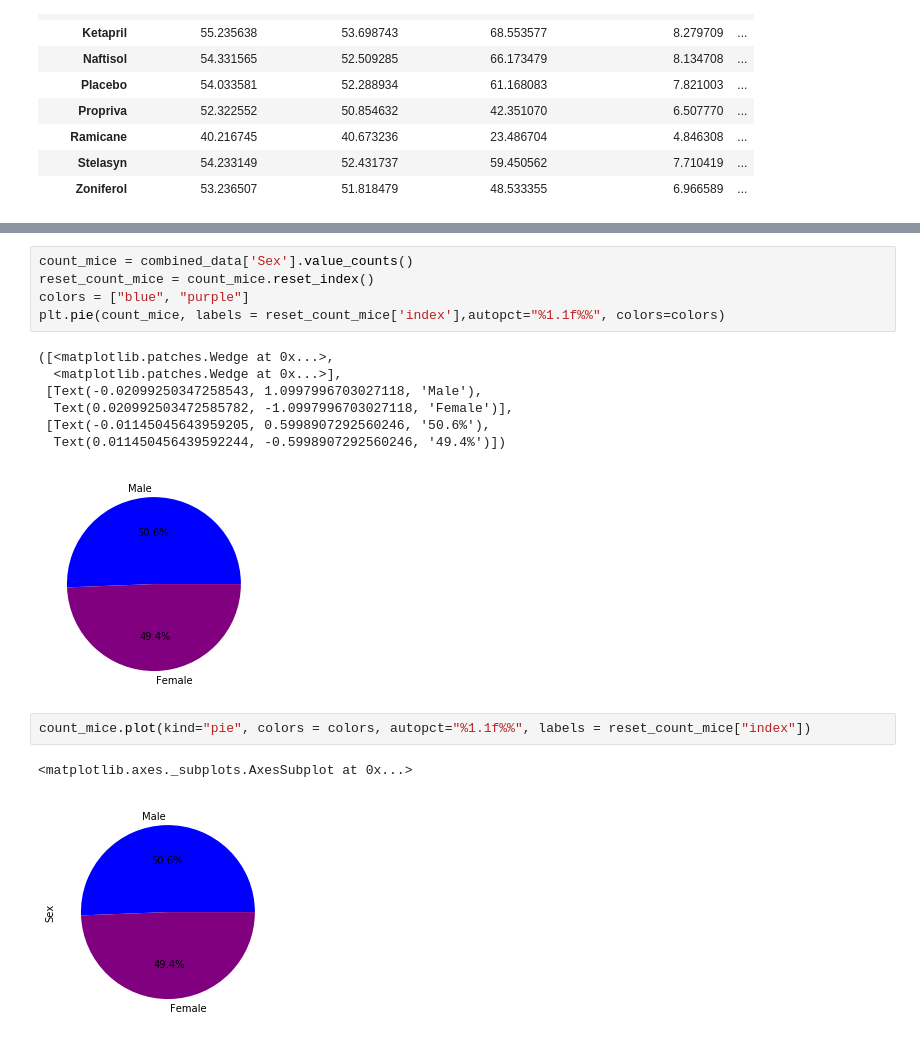
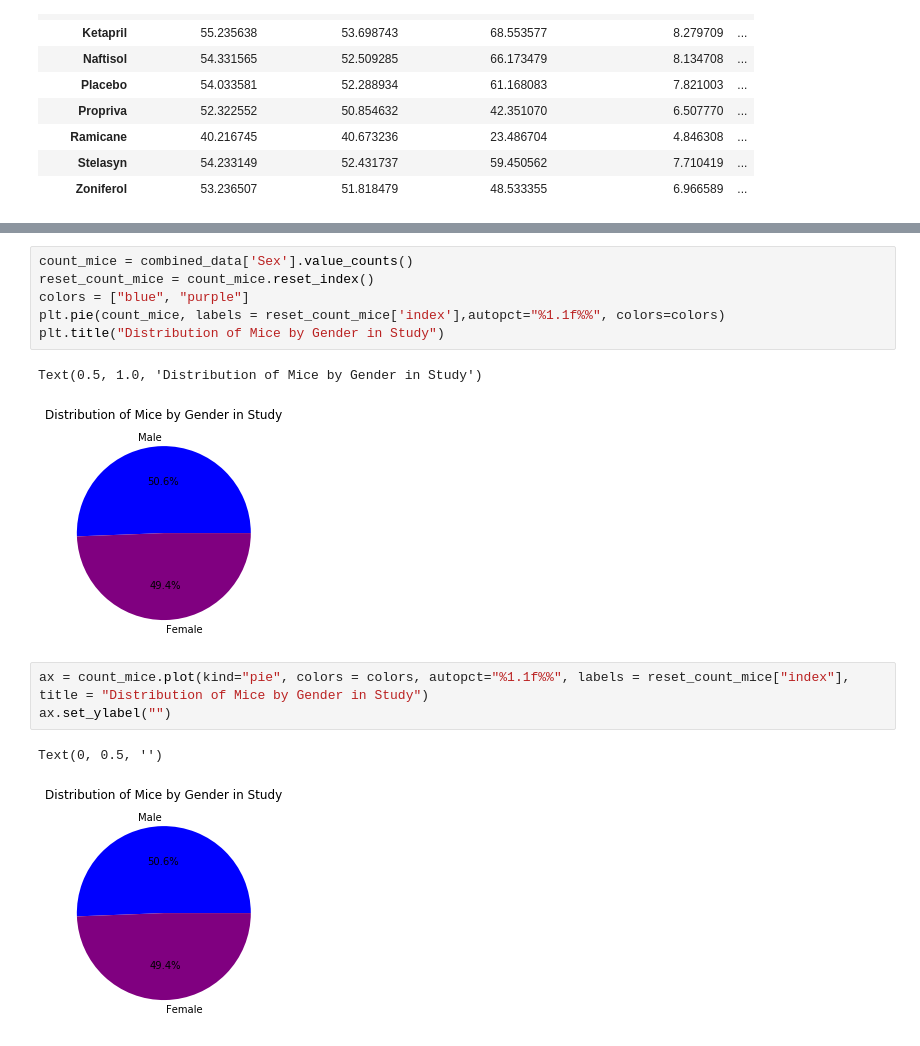
Before and after one commit to derrikdennis/matplotlib-challenge, a Jupyter notebook: Pymaceuticals.ipynb, the cells around one changed output, grey strips where cells are left out. Drawn from its saved outputs; the diff is of its cells as text.

```diff
--- a/Pymaceuticals.ipynb
+++ b/Pymaceuticals.ipynb
@@ -97,17 +100,14 @@ count_mice = combined_data['Sex'].value_counts()
 reset_count_mice = count_mice.reset_index()
 colors = ["blue", "purple"]
 plt.pie(count_mice, labels = reset_count_mice['index'],autopct="%1.1f%%", colors=colors)
+plt.title("Distribution of Mice by Gender in Study")
 # %% [output]
-([<matplotlib.patches.Wedge at 0x...>,
-  <matplotlib.patches.Wedge at 0x...>],
- [Text(-0.02099250347258543, 1.0997996703027118, 'Male'),
-  Text(0.020992503472585782, -1.0997996703027118, 'Female')],
- [Text(-0.01145045643959205, 0.5998907292560246, '50.6%'),
-  Text(0.011450456439592244, -0.5998907292560246, '49.4%')])
+Text(0.5, 1.0, 'Distribution of Mice by Gender in Study')
-[figure, old version]
+[figure, new version]
 # %%
-count_mice.plot(kind="pie", colors = colors, autopct="%1.1f%%", labels = reset_count_mice["index"])
+ax = count_mice.plot(kind="pie", colors = colors, autopct="%1.1f%%", labels = reset_count_mice["index"], title = "Distribution of Mice by Gender in Study")
+ax.set_ylabel("")
 # %% [output]
-<matplotlib.axes._subplots.AxesSubplot at 0x...>
+Text(0, 0.5, '')
-[figure, old version]
+[figure, new version]
 # %%
```
Also changed, not shown: parts of 12 cells of this notebook, 1 other file.
